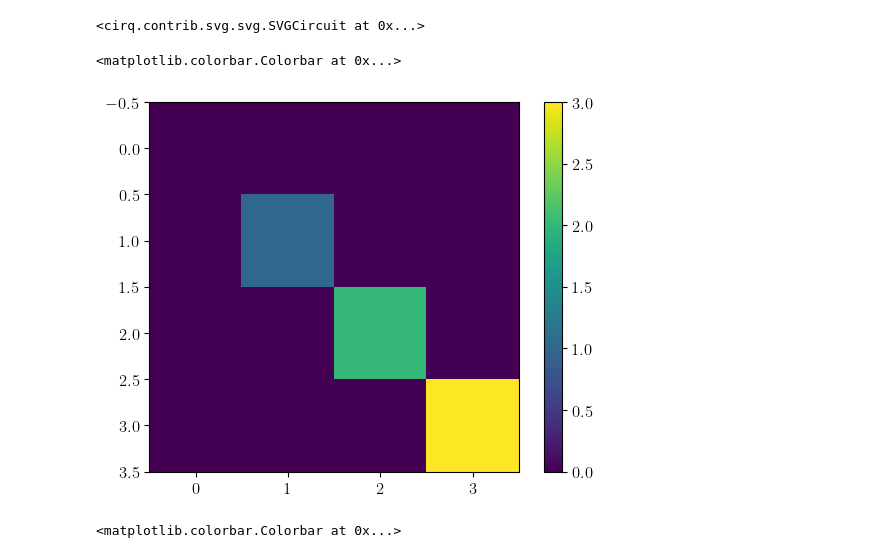
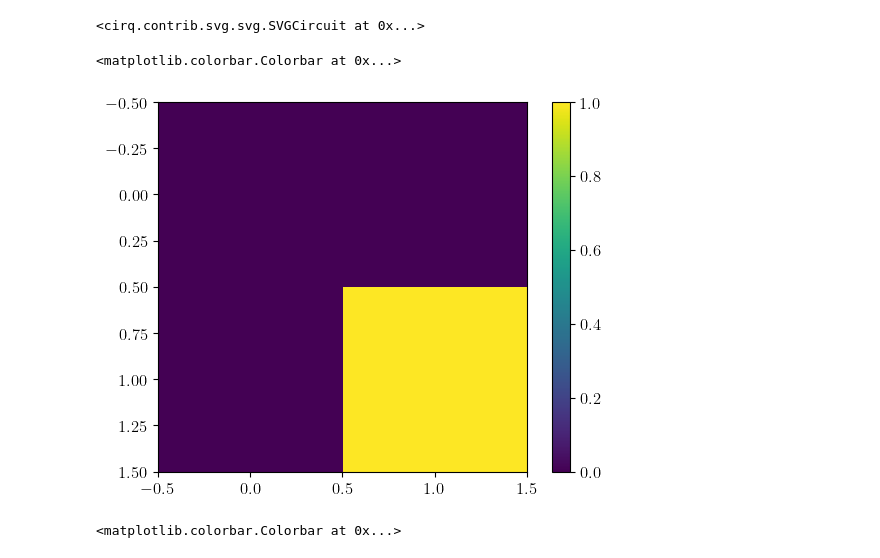
Before and after one commit to Tufts-QIQC/LOBE, a Jupyter notebook: notebooks/bosonic_lwo.ipynb, the cells around one changed output. Saved outputs shown, nothing was run; the diff lists cells and outputs as text; code cells hidden in the pictures.

```diff
--- a/notebooks/bosonic_lwo.ipynb
+++ b/notebooks/bosonic_lwo.ipynb
@@ -35,7 +35,7 @@ warnings.filterwarnings('ignore')
 index_register = [cirq.LineQubit(0)]
 clean_ancilla_register = [cirq.LineQubit(i) for i in range(1, 5 + 1)]
 be_anc_register = [cirq.LineQubit(6), cirq.LineQubit(7)]
-system_register = System(3,
+system_register = System(1,
                     len(index_register) + len(clean_ancilla_register) + len(be_anc_register),
                     0,
                     1)
@@ -53,7 +53,7 @@ SELECT = self_inverse_bosonic_number_operator_block_encoding(
     clean_ancillae=clean_ancilla_register,
     ctrls = ([index_register[0]], [1])
 )
-\
+
 gates += SELECT
 
 gates += [cirq.X.on(index_register[0])] #PREP^DAGGER
@@ -64,13 +64,13 @@ SVGCircuit(cirq.Circuit(gates))
 # %%
 plt.imshow((cirq.Circuit(
     PREPARE,
     SELECT,
     PREPARE
-).unitary()*3)[:4, :4].real)
+).unitary()*1)[:2, :2].real)
 plt.colorbar()
 # %% [output]
 <matplotlib.colorbar.Colorbar at 0x...>
-[figure, old version]
+[figure, new version]
 # %%
 plt.imshow((cirq.Circuit(
     PREPARE,
```
Also changed, not shown: parts of 11 cells of this notebook, 2 other files.
